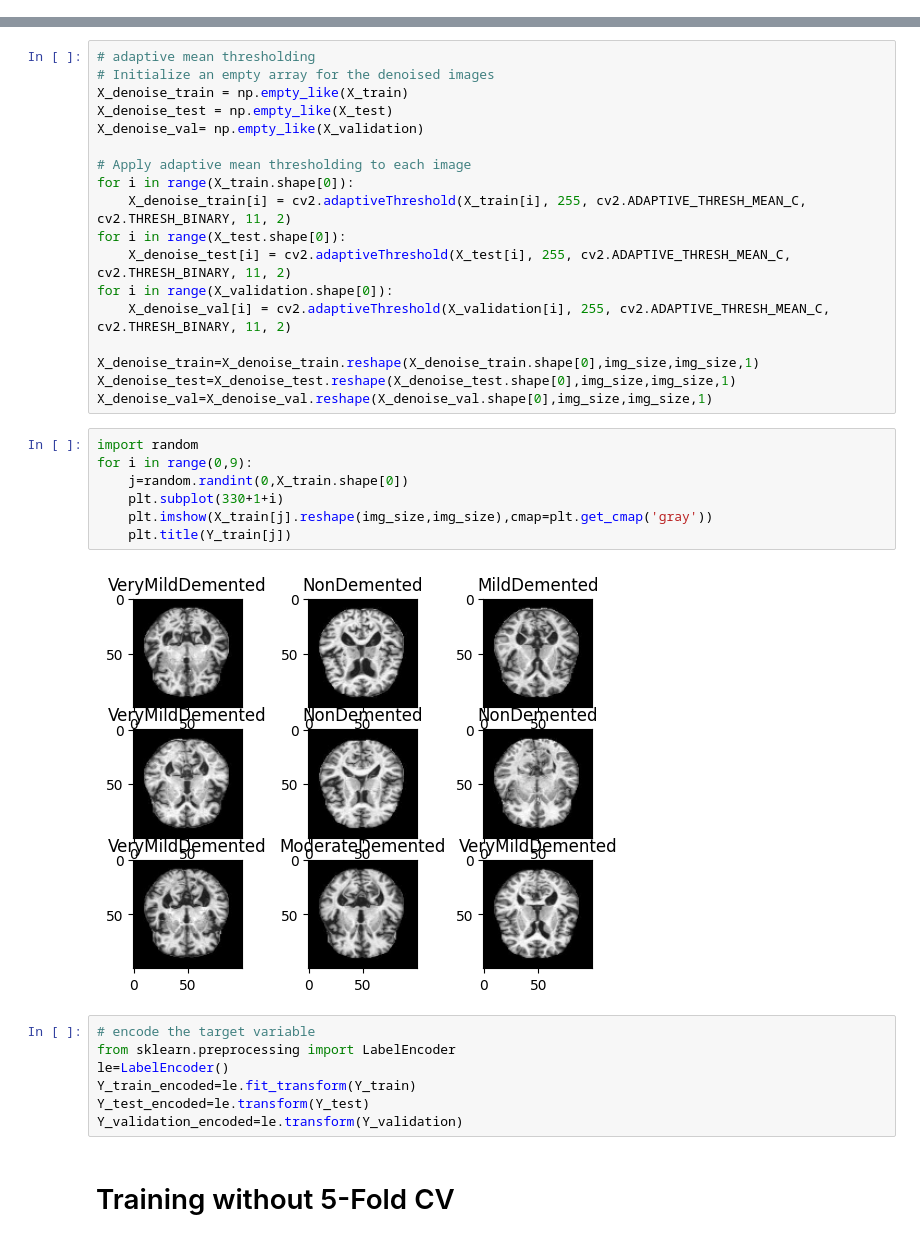
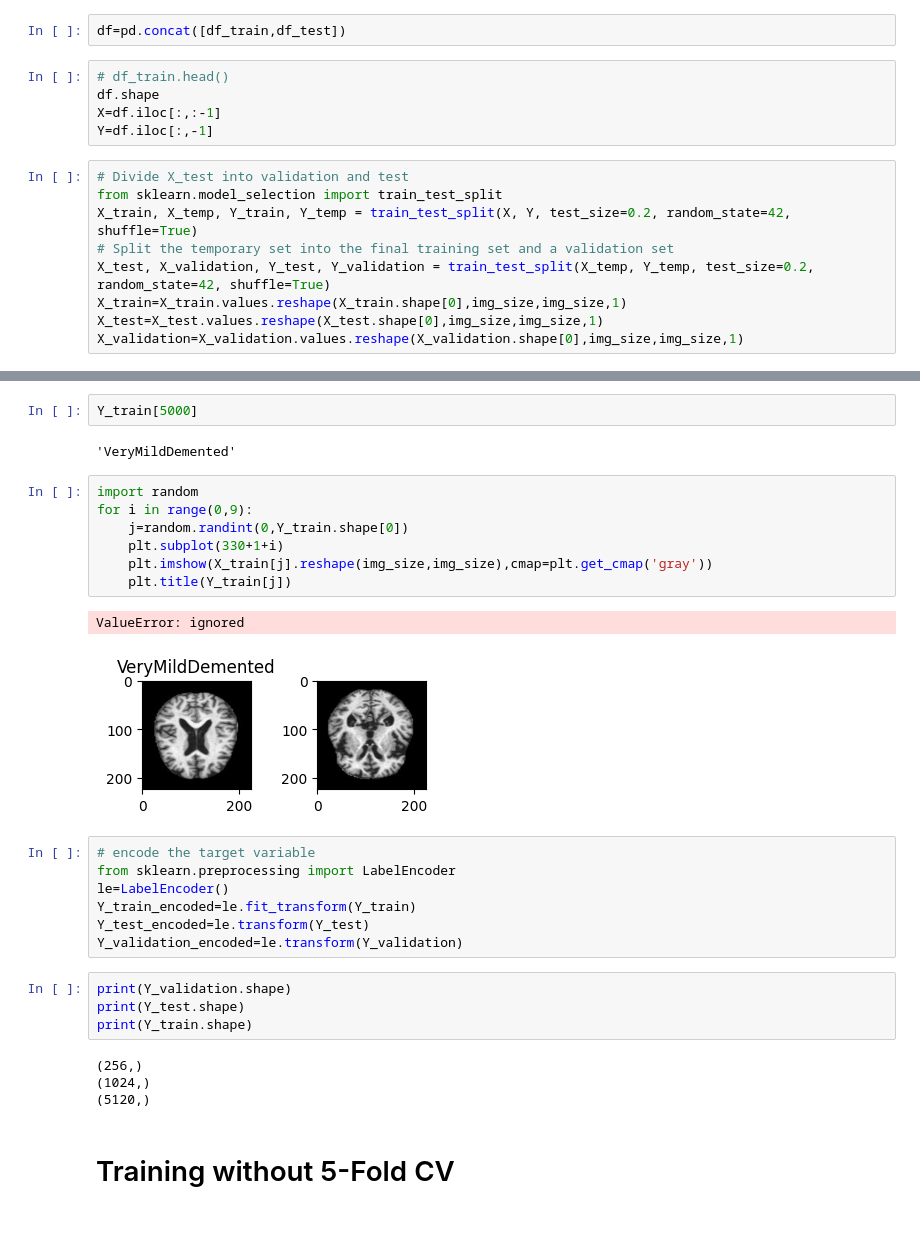
Before and after one commit to karamarora20/Alzheimer_detection, a Jupyter notebook: Models/model1.ipynb, the cells around one changed output, grey strips where cells are left out. Saved outputs shown, nothing was run; the diff lists cells and outputs as text.

Commit message:
Sequential model

```diff
--- a/Models/model1.ipynb
+++ b/Models/model1.ipynb
@@ -136,3 +147,19 @@ X_train=X_train.reshape(X_train.shape[0],img_size,img_size)
+# %%
+df=pd.concat([df_train,df_test])
+# %%
+# df_train.head()
+df.shape
+X=df.iloc[:,:-1]
+Y=df.iloc[:,-1]
+# %%
+# Divide X_test into validation and test
+from sklearn.model_selection import train_test_split
+X_train, X_temp, Y_train, Y_temp = train_test_split(X, Y, test_size=0.2, random_state=42, shuffle=True)
+# Split the temporary set into the final training set and a validation set
+X_test, X_validation, Y_test, Y_validation = train_test_split(X_temp, Y_temp, test_size=0.2, random_state=42, shuffle=True)
+X_train=X_train.values.reshape(X_train.shape[0],img_size,img_size,1)
+X_test=X_test.values.reshape(X_test.shape[0],img_size,img_size,1)
+X_validation=X_validation.values.reshape(X_validation.shape[0],img_size,img_size,1)
 # %%
 plt.imshow(X_train[0],cmap='gray')
 # %% [output]
@@ -147,30 +168,17 @@ X_validation=X_validation.values.reshape(X_validation.shape[0],img_size,img_size
-# %%
-# adaptive mean thresholding
-# Initialize an empty array for the denoised images
-X_denoise_train = np.empty_like(X_train)
-X_denoise_test = np.empty_like(X_test)
-X_denoise_val= np.empty_like(X_validation)
-
-# Apply adaptive mean thresholding to each image
-for i in range(X_train.shape[0]):
-    X_denoise_train[i] = cv2.adaptiveThreshold(X_train[i], 255, cv2.ADAPTIVE_THRESH_MEAN_C, cv2.THRESH_BINARY, 11, 2)
-for i in range(X_test.shape[0]):
-    X_denoise_test[i] = cv2.adaptiveThreshold(X_test[i], 255, cv2.ADAPTIVE_THRESH_MEAN_C, cv2.THRESH_BINARY, 11, 2)
-for i in range(X_validation.shape[0]):
-    X_denoise_val[i] = cv2.adaptiveThreshold(X_validation[i], 255, cv2.ADAPTIVE_THRESH_MEAN_C, cv2.THRESH_BINARY, 11, 2)
-
-X_denoise_train=X_denoise_train.reshape(X_denoise_train.shape[0],img_size,img_size,1)
-X_denoise_test=X_denoise_test.reshape(X_denoise_test.shape[0],img_size,img_size,1)
-X_denoise_val=X_denoise_val.reshape(X_denoise_val.shape[0],img_size,img_size,1)
+# %%
+Y_train[5000]
+# %% [output]
+'VeryMildDemented'
 # %%
 import random
 for i in range(0,9):
-    j=random.randint(0,X_train.shape[0])
+    j=random.randint(0,Y_train.shape[0])
     plt.subplot(330+1+i)
     plt.imshow(X_train[j].reshape(img_size,img_size),cmap=plt.get_cmap('gray'))
     plt.title(Y_train[j])
 # %% [output]
+ValueError: ignored
-[figure, old version]
+[figure, new version]
 # %%
 # encode the target variable
 from sklearn.preprocessing import LabelEncoder
@@ -178,6 +186,14 @@ le=LabelEncoder()
 Y_train_encoded=le.fit_transform(Y_train)
 Y_test_encoded=le.transform(Y_test)
 Y_validation_encoded=le.transform(Y_validation)
+# %%
+print(Y_validation.shape)
+print(Y_test.shape)
+print(Y_train.shape)
+# %% [output]
+(256,)
+(1024,)
+(5120,)
 # %% [markdown]
 # Training without 5-Fold CV
 # %%
```
Also changed, not shown: parts of 27 cells of this notebook.
